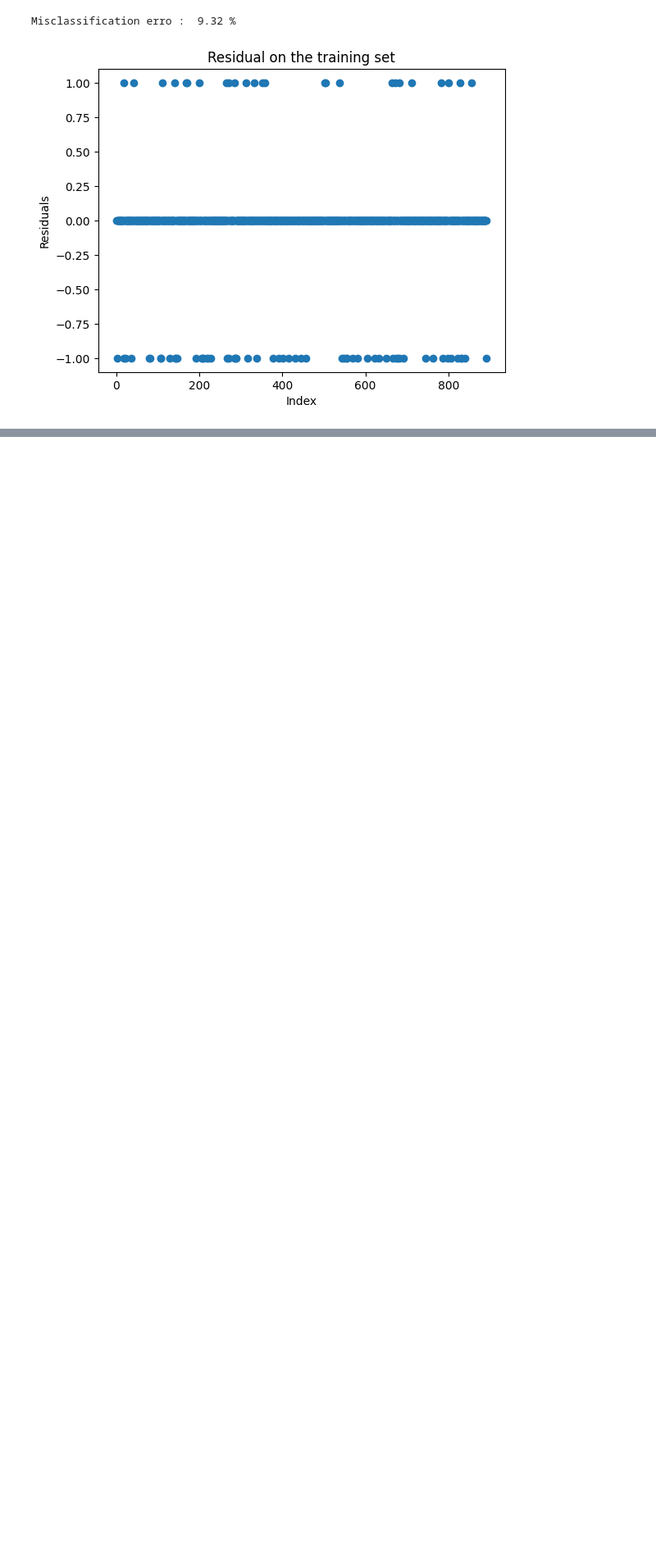
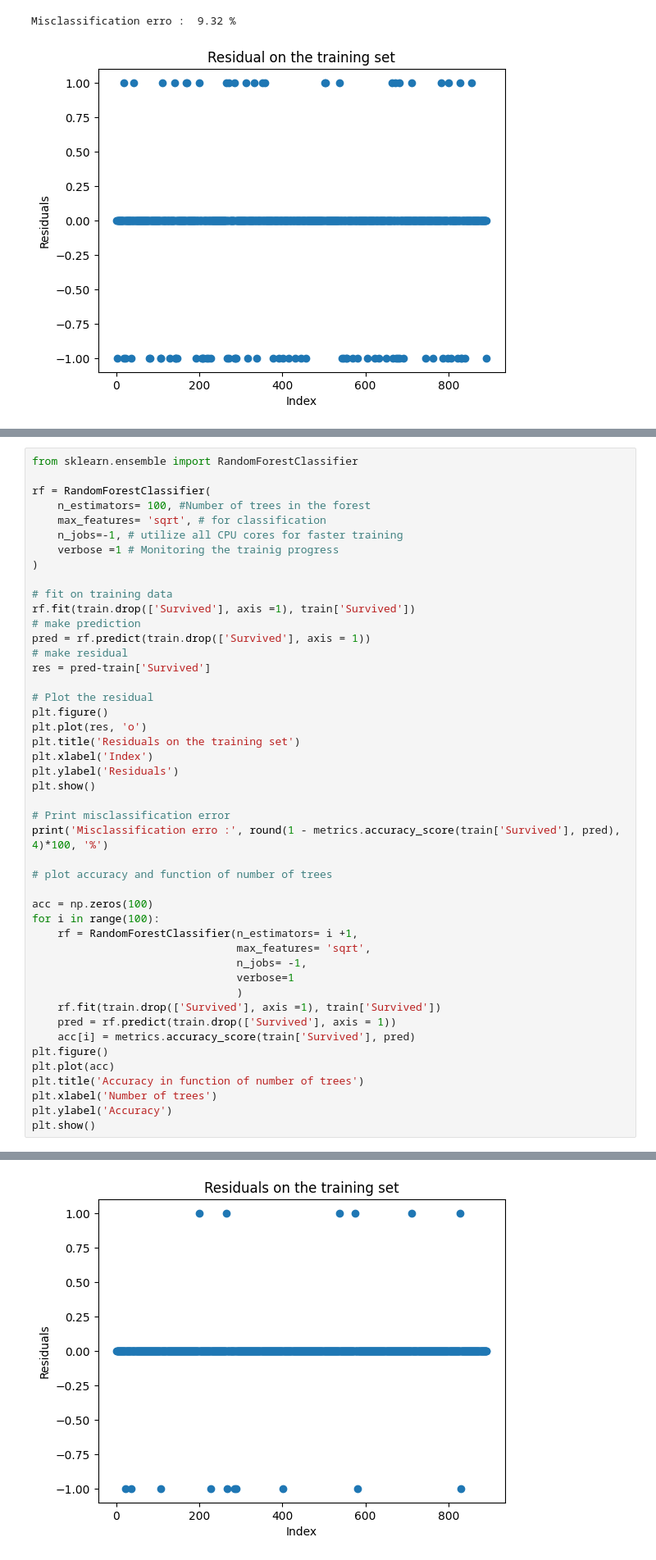
Before and after one commit to bedoo96/Machine-Learning, a Jupyter notebook: Hand_On_ML/Titanic_Algo.ipynb, the cells around one changed output, grey strips where cells are left out. Shown at 82% size. Drawn from its saved outputs; the diff is of its cells as text; blank space fills up the shorter version.

```diff
--- a/Hand_On_ML/Titanic_Algo.ipynb
+++ b/Hand_On_ML/Titanic_Algo.ipynb
@@ -306,0 +336,47 @@ Misclassification erro :  9.32 %
+# %%
+from sklearn.ensemble import RandomForestClassifier
+
+rf = RandomForestClassifier(
+    n_estimators= 100, #Number of trees in the forest
+    max_features= 'sqrt', # for classification
+    n_jobs=-1, # utilize all CPU cores for faster training
+    verbose =1 # Monitoring the trainig progress
+)
+
+# fit on training data
+rf.fit(train.drop(['Survived'], axis =1), train['Survived'])
+# make prediction
+pred = rf.predict(train.drop(['Survived'], axis = 1))
+# make residual
+res = pred-train['Survived']
+
+# Plot the residual
+plt.figure()
+plt.plot(res, 'o')
+plt.title('Residuals on the training set')
+plt.xlabel('Index')
+plt.ylabel('Residuals')
+plt.show()
+
+# Print misclassification error
+print('Misclassification erro :', round(1 - metrics.accuracy_score(train['Survived'], pred), 4)*100, '%')
+
+# plot accuracy and function of number of trees
+
+acc = np.zeros(100)
+for i in range(100):
+    rf = RandomForestClassifier(n_estimators= i +1,
+                                max_features= 'sqrt',
+                                n_jobs= -1,
+                                verbose=1
+                                )
+    rf.fit(train.drop(['Survived'], axis =1), train['Survived'])
+    pred = rf.predict(train.drop(['Survived'], axis = 1))
+    acc[i] = metrics.accuracy_score(train['Survived'], pred)
+plt.figure()
+plt.plot(acc)
+plt.title('Accuracy in function of number of trees')
+plt.xlabel('Number of trees')
+plt.ylabel('Accuracy')
+plt.show()
+# %% [output]
@@ -306,0 +387 @@ Misclassification erro :  9.32 %
+[figure, added]
```
Also changed, not shown: parts of 8 cells of this notebook.
